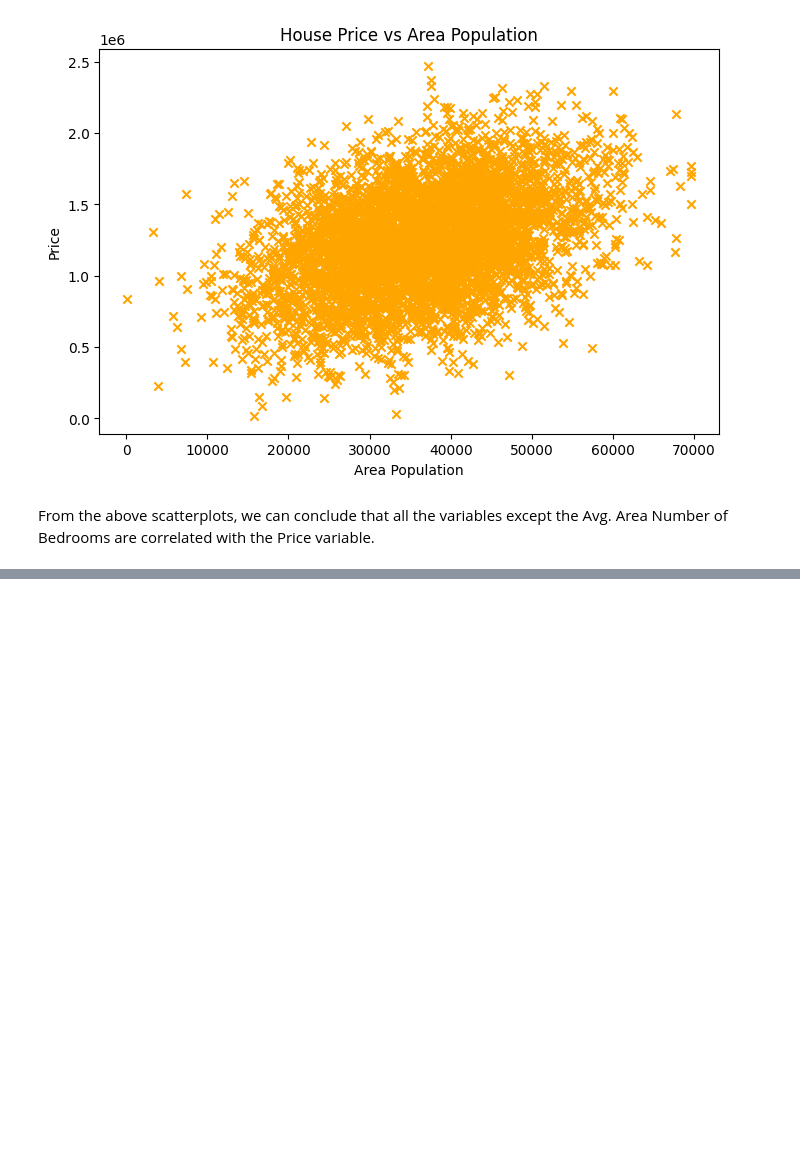
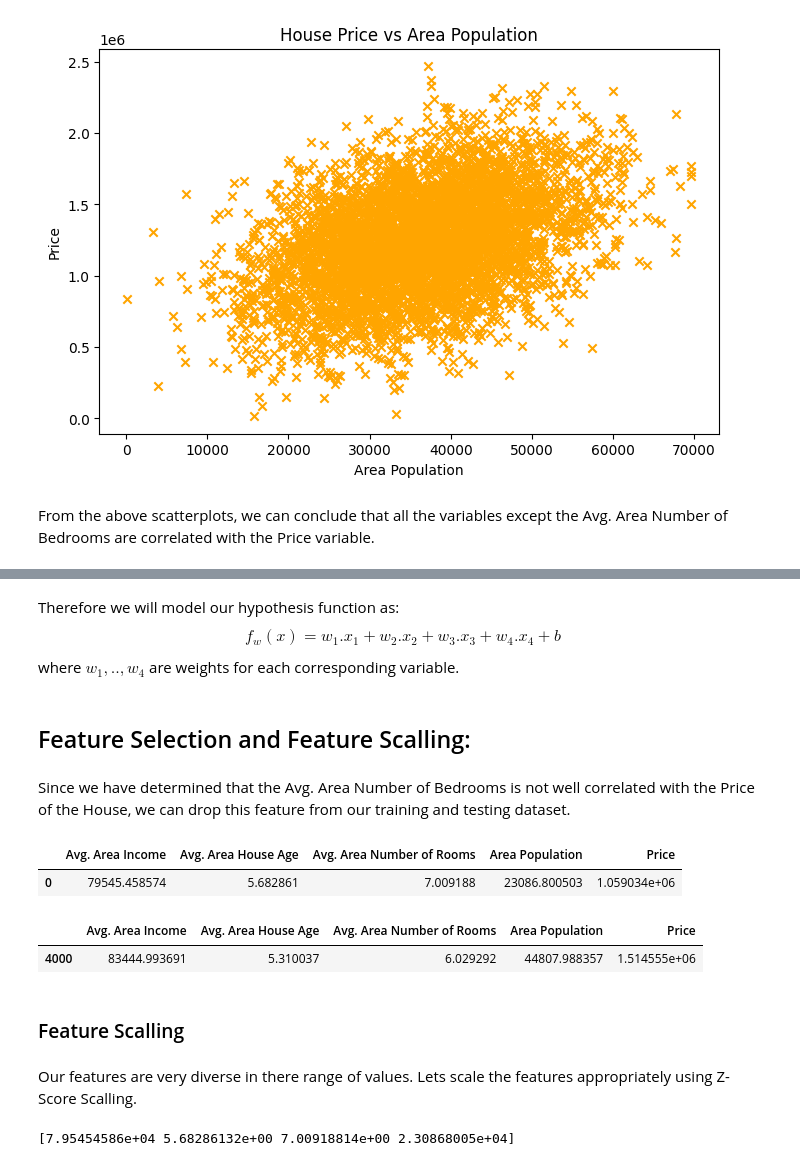
Before and after one commit to stuphy13/ReelEstate, a Jupyter notebook: ReelEstate.ipynb, the cells around one changed output, grey strips where cells are left out. Cells and saved outputs as stored; diff of their text form; code cells hidden in the pictures; blank space fills up the shorter version.

```diff
--- a/ReelEstate.ipynb
+++ b/ReelEstate.ipynb
@@ -163,0 +207,8 @@ From the above scatterplots, we can conclude that all the variables except the A
+# %% [markdown]
+Therefore we will model our hypothesis function as: $$ f_w(x) = w_1.x_1+w_2.x_2+w_3.x_3+w_4.x_4+b $$ where $w_1,..,w_4$ are weights for each corresponding variable.
+# %% [markdown]
+## Feature Selection and Feature Scalling:
+# %% [markdown]
+Since we have determined that the Avg. Area Number of Bedrooms is not well correlated with the Price of the House, we can drop this feature from our training and testing dataset.
+# %%
+df_train = df_train.drop("Avg. Area Number of Bedrooms", axis=1)
@@ -163,0 +217,14 @@ From the above scatterplots, we can conclude that all the variables except the A
+# %%
+df_train.head(1)
+# %% [output]
+|  | Avg. Area Income | Avg. Area House Age | Avg. Area Number of Rooms | Area Population | Price |
+| 0 | 79545.458574 | 5.682861 | 7.009188 | 23086.800503 | 1.059034e+06 |
+# %%
+df_test.head(1)
+# %% [output]
+|  | Avg. Area Income | Avg. Area House Age | Avg. Area Number of Rooms | Area Population | Price |
+| 4000 | 83444.993691 | 5.310037 | 6.029292 | 44807.988357 | 1.514555e+06 |
+# %% [markdown]
+### Feature Scalling
+# %% [markdown]
+Our features are very diverse in there range of values. Lets scale the features appropriately using Z-Score Scalling.
@@ -163,0 +234,4 @@ From the above scatterplots, we can conclude that all the variables except the A
+# %%
+print(X_train[0])
+# %% [output]
+[7.95454586e+04 5.68286132e+00 7.00918814e+00 2.30868005e+04]
```
Also changed, not shown: parts of 30 cells of this notebook.
